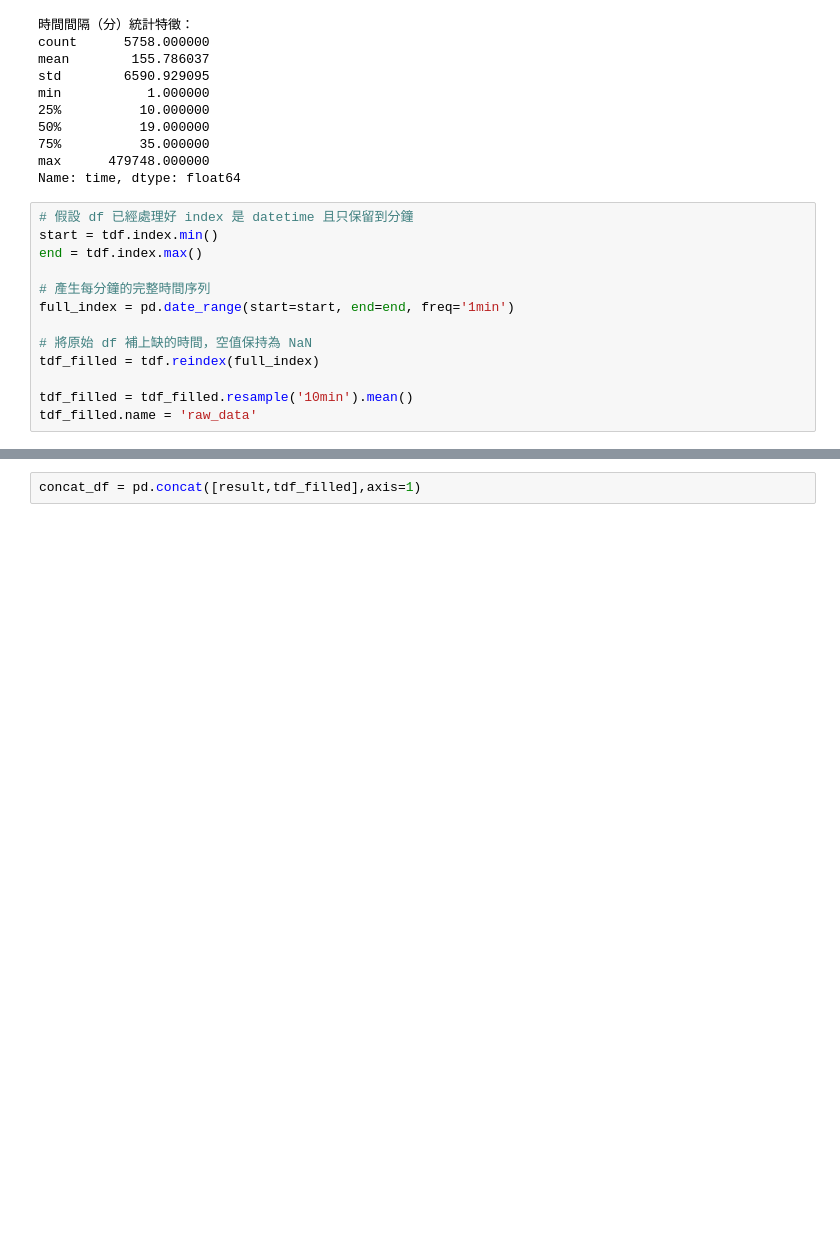
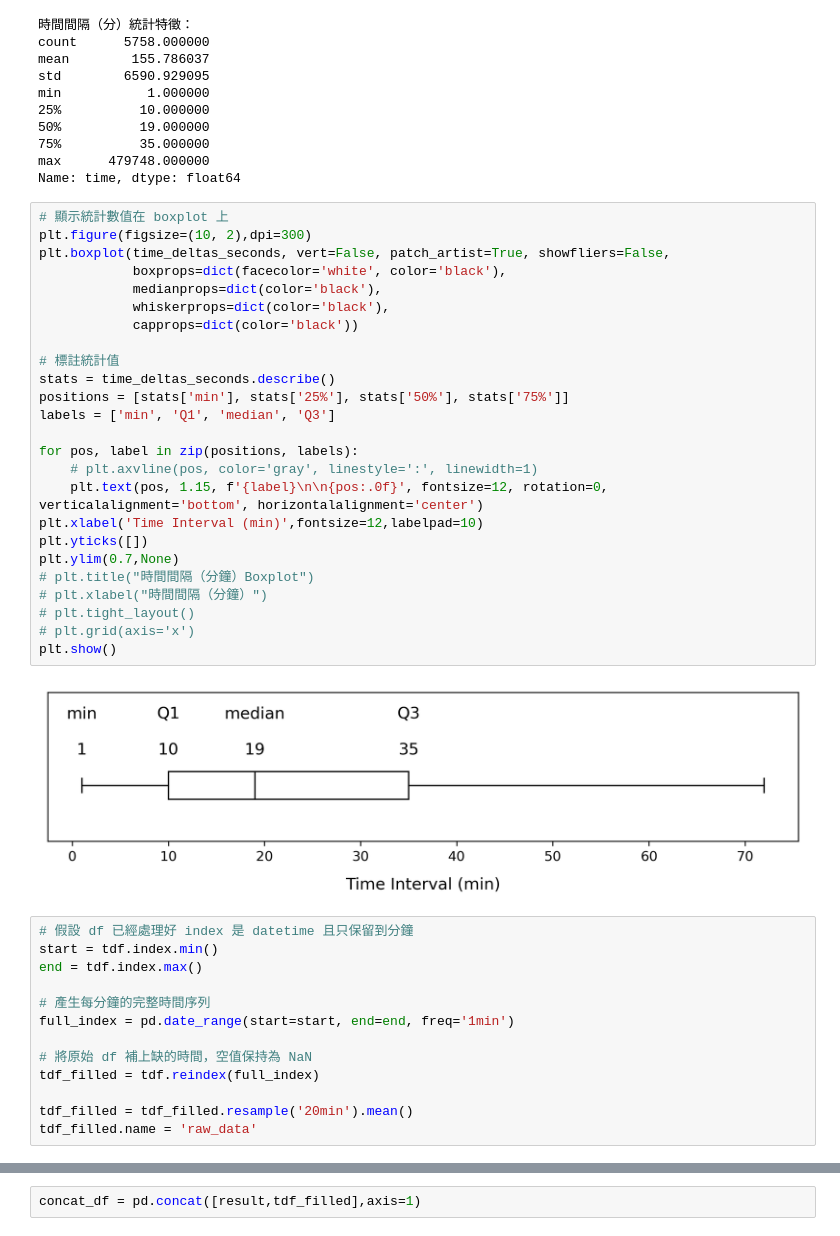
Before and after one commit to jhyeoh2002/V2B_Optimization_with_AI_on_BSS, a Jupyter notebook: Ding_part/Analogy.ipynb, the cells around one changed output, grey strips where cells are left out. Drawn from its saved outputs; the diff is of its cells as text; blank space fills up the shorter version.

```diff
--- a/Ding_part/Analogy.ipynb
+++ b/Ding_part/Analogy.ipynb
@@ -80,6 +80,33 @@ min           1.000000
 75%          35.000000
 max      479748.000000
 Name: time, dtype: float64
+# %%
+# 顯示統計數值在 boxplot 上
+plt.figure(figsize=(10, 2),dpi=300)
+plt.boxplot(time_deltas_seconds, vert=False, patch_artist=True, showfliers=False,
+            boxprops=dict(facecolor='white', color='black'),
+            medianprops=dict(color='black'),
+            whiskerprops=dict(color='black'),
+            capprops=dict(color='black'))
+
+# 標註統計值
+stats = time_deltas_seconds.describe()
+positions = [stats['min'], stats['25%'], stats['50%'], stats['75%']]
+labels = ['min', 'Q1', 'median', 'Q3']
+
+for pos, label in zip(positions, labels):
+    # plt.axvline(pos, color='gray', linestyle=':', linewidth=1)
+    plt.text(pos, 1.15, f'{label}\n\n{pos:.0f}', fontsize=12, rotation=0, verticalalignment='bottom', horizontalalignment='center')
+plt.xlabel('Time Interval (min)',fontsize=12,labelpad=10)
+plt.yticks([])
+plt.ylim(0.7,None)
+# plt.title("時間間隔（分鐘）Boxplot")
+# plt.xlabel("時間間隔（分鐘）")
+# plt.tight_layout()
+# plt.grid(axis='x')
+plt.show()
+# %% [output]
+[figure, added]
 # %%
 # 假設 df 已經處理好 index 是 datetime 且只保留到分鐘
 start = tdf.index.min()
@@ -91,7 +118,7 @@ full_index = pd.date_range(start=start, end=end, freq='1min')
 # 將原始 df 補上缺的時間，空值保持為 NaN
 tdf_filled = tdf.reindex(full_index)
 
-tdf_filled = tdf_filled.resample('10min').mean()
+tdf_filled = tdf_filled.resample('20min').mean()
 tdf_filled.name = 'raw_data'
 # %%
 # 轉為 xarray DataArray
```
Also changed, not shown: parts of 20 cells of this notebook, 1 other file.
